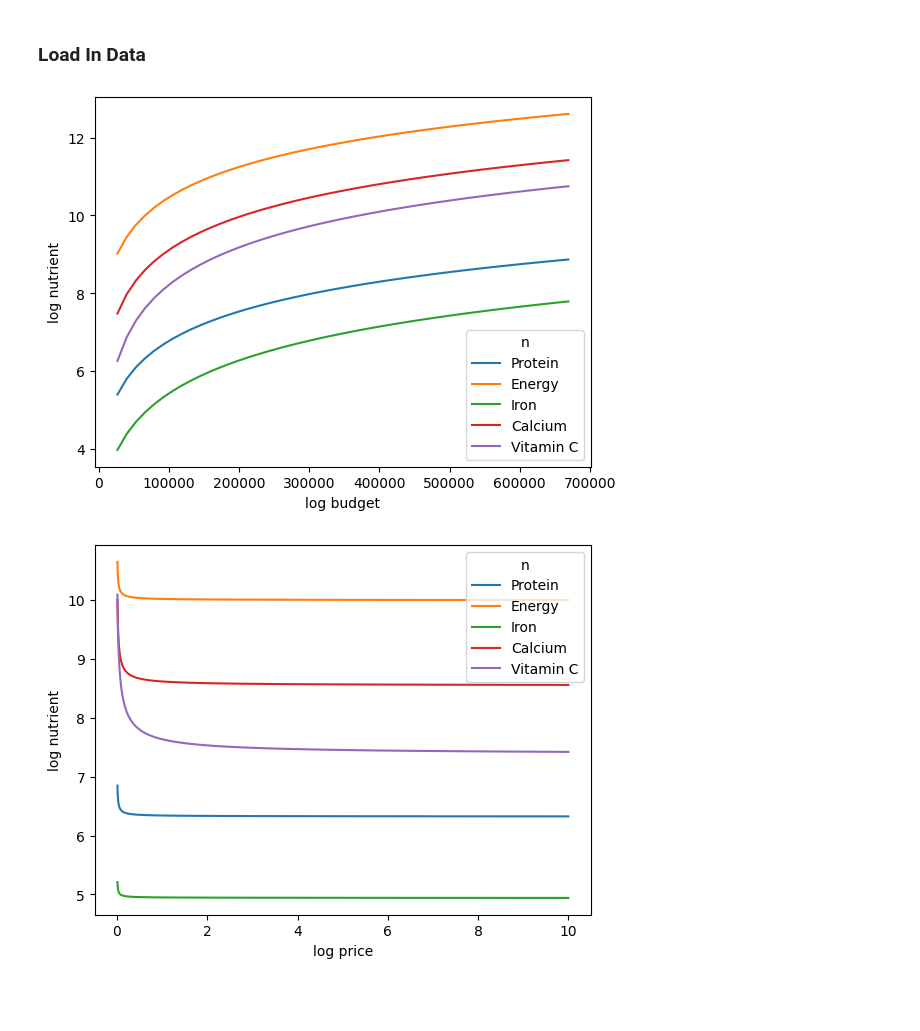
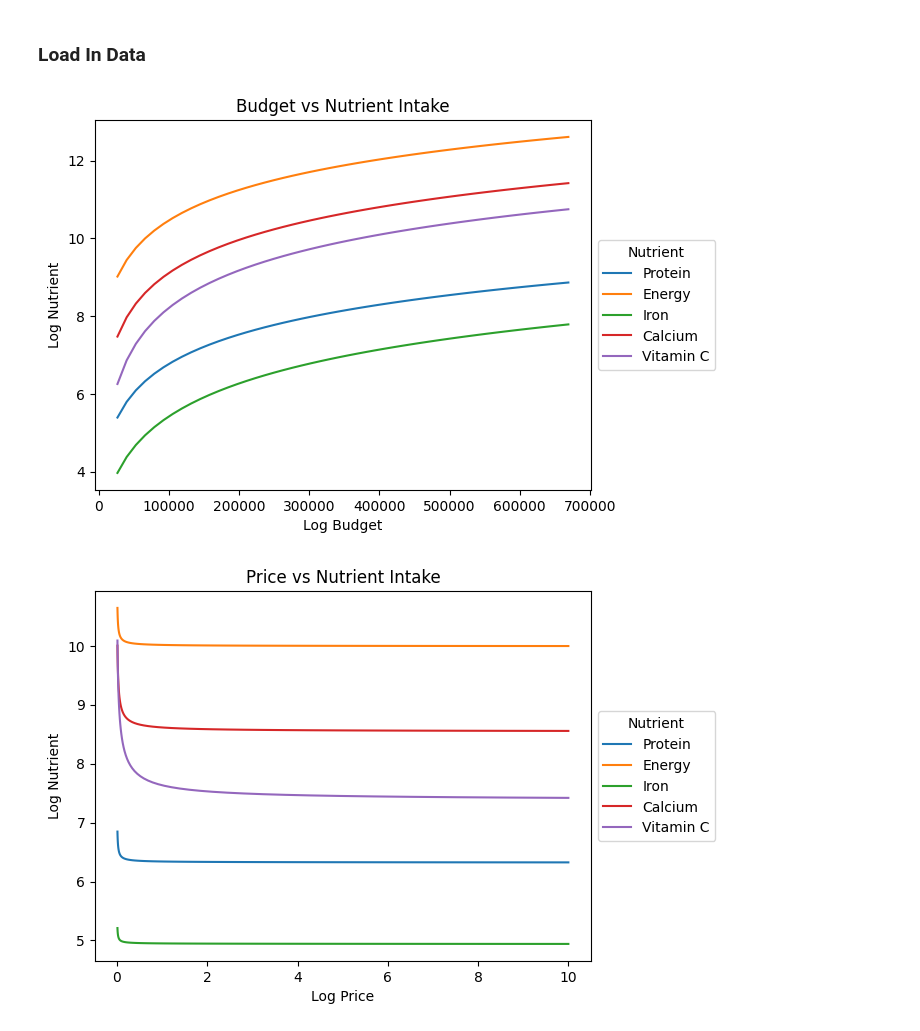
Before and after one commit to jgte29/team-harvey-wiley-proj04, a Jupyter notebook: nutrient_system.ipynb, the cells around one changed output. Cells and saved outputs as stored; diff of their text form; code cells hidden in the pictures; blank space fills up the shorter version.

Commit message:
Working on nutrient_system.ipynb visualizations rn

```diff
--- a/nutrient_system.ipynb
+++ b/nutrient_system.ipynb
@@ -83,17 +83,19 @@ def nutrient_demand(x, p):
 
     return N
 # %%
-X = np.linspace(xref/5,xref*5,50)
+X = np.linspace(xref / 5, xref * 5, 50)
 
 UseNutrients = ['Protein','Energy','Iron','Calcium','Vitamin C']
 
 df = pd.concat({myx:np.log(nutrient_demand(myx,pbar))[UseNutrients] for myx in X},axis=1).T
 ax = df.plot()
 
-ax.set_xlabel('log budget')
-ax.set_ylabel('log nutrient');
+ax.set_xlabel('Log Budget')
+ax.set_ylabel('Log Nutrient')
+ax.set_title('Budget vs Nutrient Intake')
+plt.legend(title = 'Nutrient', loc= 'center left', bbox_to_anchor=(1, 0.5));
 # %% [output]
-[figure, old version]
+[figure, new version]
 # %%
 USE_GOOD = 'Oranges'
 
@@ -106,7 +108,9 @@ ndf = pd.DataFrame({s:np.log(nutrient_demand(xref / 2, change_price(p0 = pbar[US
 
 ax = ndf.plot()
 
-ax.set_xlabel('log price')
-ax.set_ylabel('log nutrient');
+ax.set_xlabel('Log Price')
+ax.set_ylabel('Log Nutrient')
+ax.set_title('Price vs Nutrient Intake')
+plt.legend(title = 'Nutrient', loc= 'center left', bbox_to_anchor=(1, 0.5));
 # %% [output]
-[figure, old version]
+[figure, new version]
```
